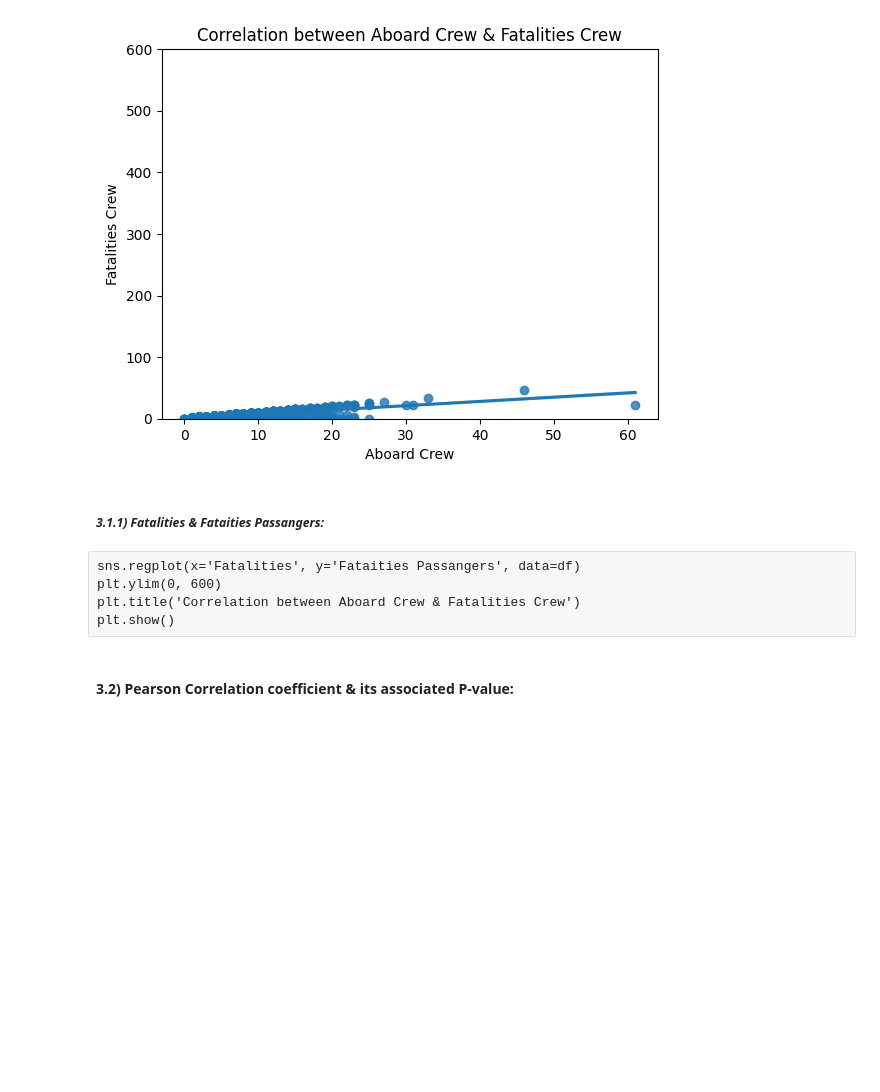
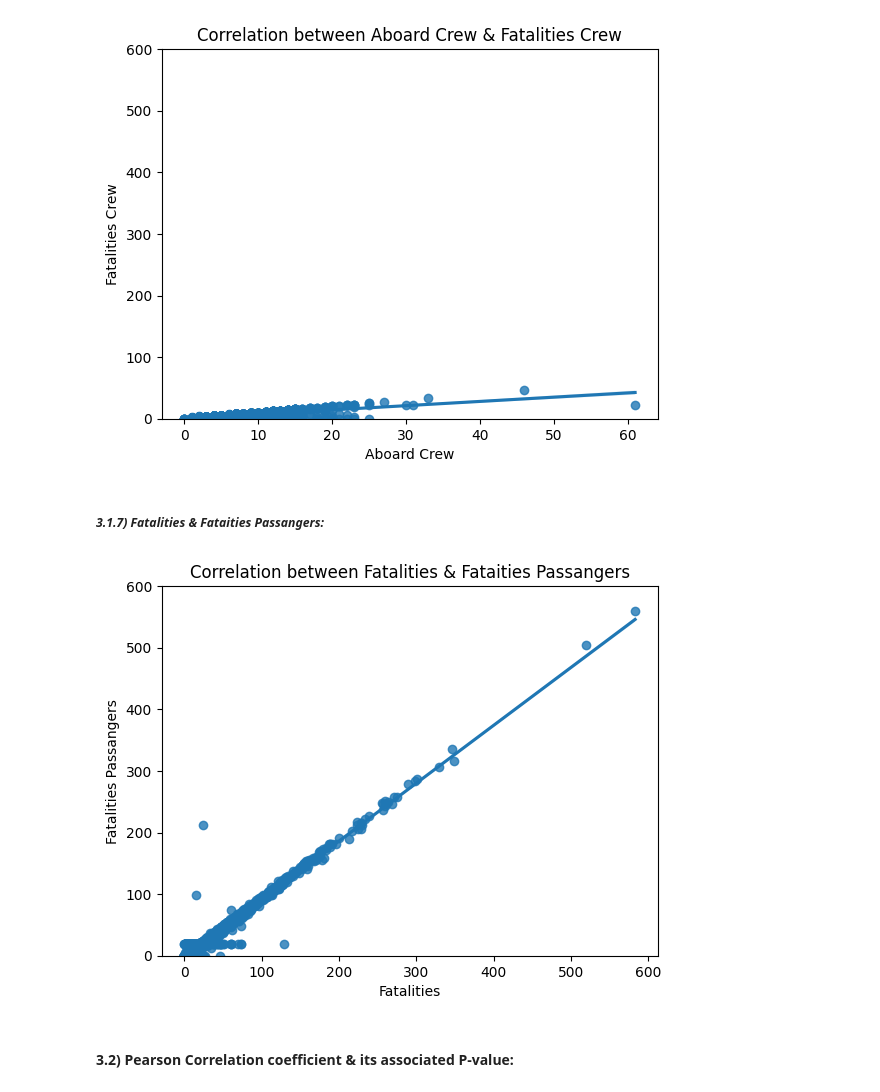
Before and after one commit to AbdessamadTzn/Dat-Analysis, a Jupyter notebook: Analyzing Flight Crashes/analyzing_flight_crashes.ipynb, the cells around one changed output. Cells and saved outputs as stored; diff of their text form; code cells hidden in the pictures; blank space fills up the shorter version.

Commit message:
EDA - Correlation between Fatalities & Fataities Passangers

```diff
--- a/Analyzing Flight Crashes/analyzing_flight_crashes.ipynb
+++ b/Analyzing Flight Crashes/analyzing_flight_crashes.ipynb
@@ -563,12 +563,14 @@ plt.show()
 # %% [output]
 [figure]
 # %% [markdown]
-##### ***3.1.1) Fatalities & Fataities Passangers:***
+##### ***3.1.7) Fatalities & Fataities Passangers:***
-# %% [raw]
-sns.regplot(x='Fatalities', y='Fataities Passangers', data=df)
-plt.ylim(0, 600)
-plt.title('Correlation between Aboard Crew & Fatalities Crew')
-plt.show()
+# %%
+sns.regplot(x='Fatalities', y='Fatalities Passangers', data=df)
+plt.ylim(0, 600)
+plt.title('Correlation between Fatalities & Fataities Passangers')
+plt.show()
+# %% [output]
+[figure, added]
 # %% [markdown]
 #### **3.2) Pearson Correlation coefficient & its associated P-value:**
 # %% [markdown]
```
